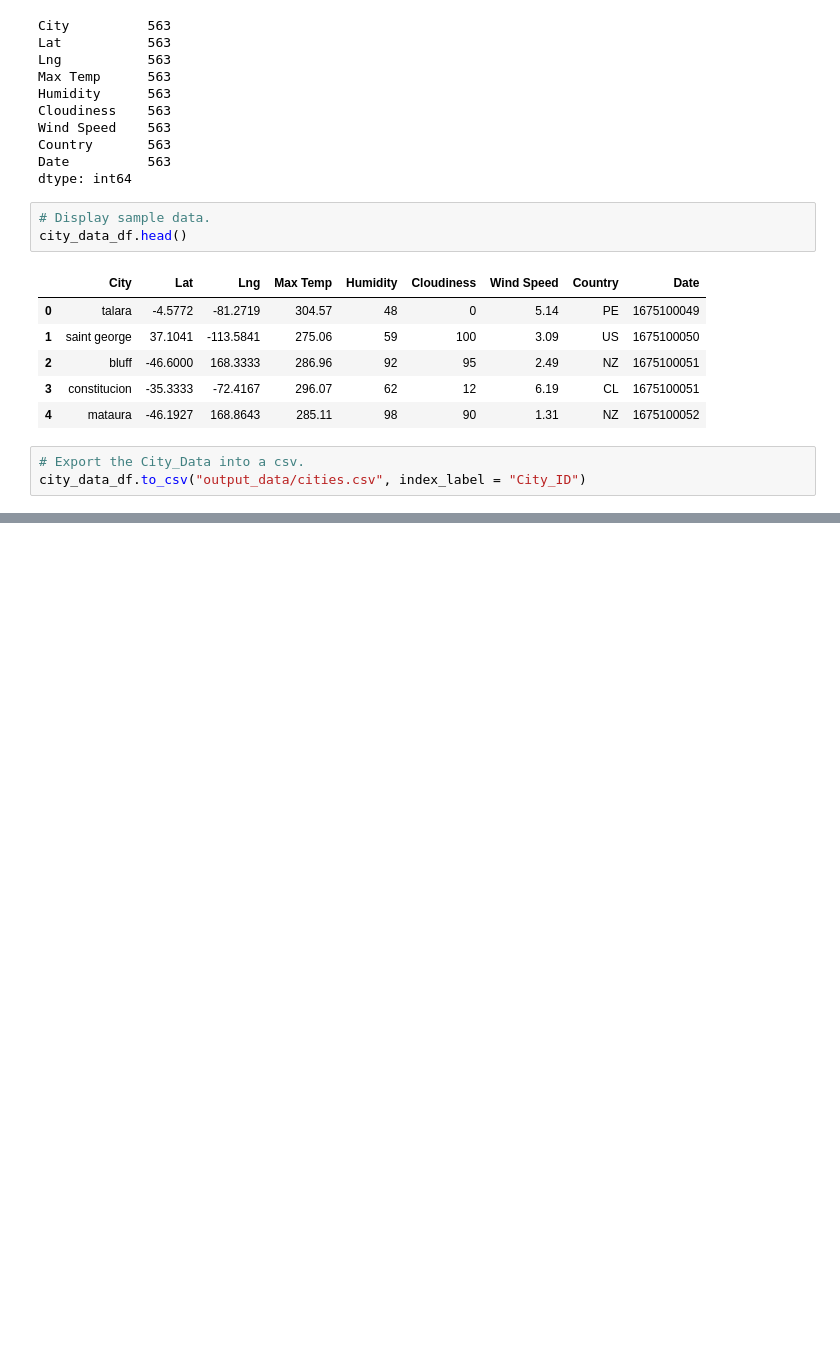
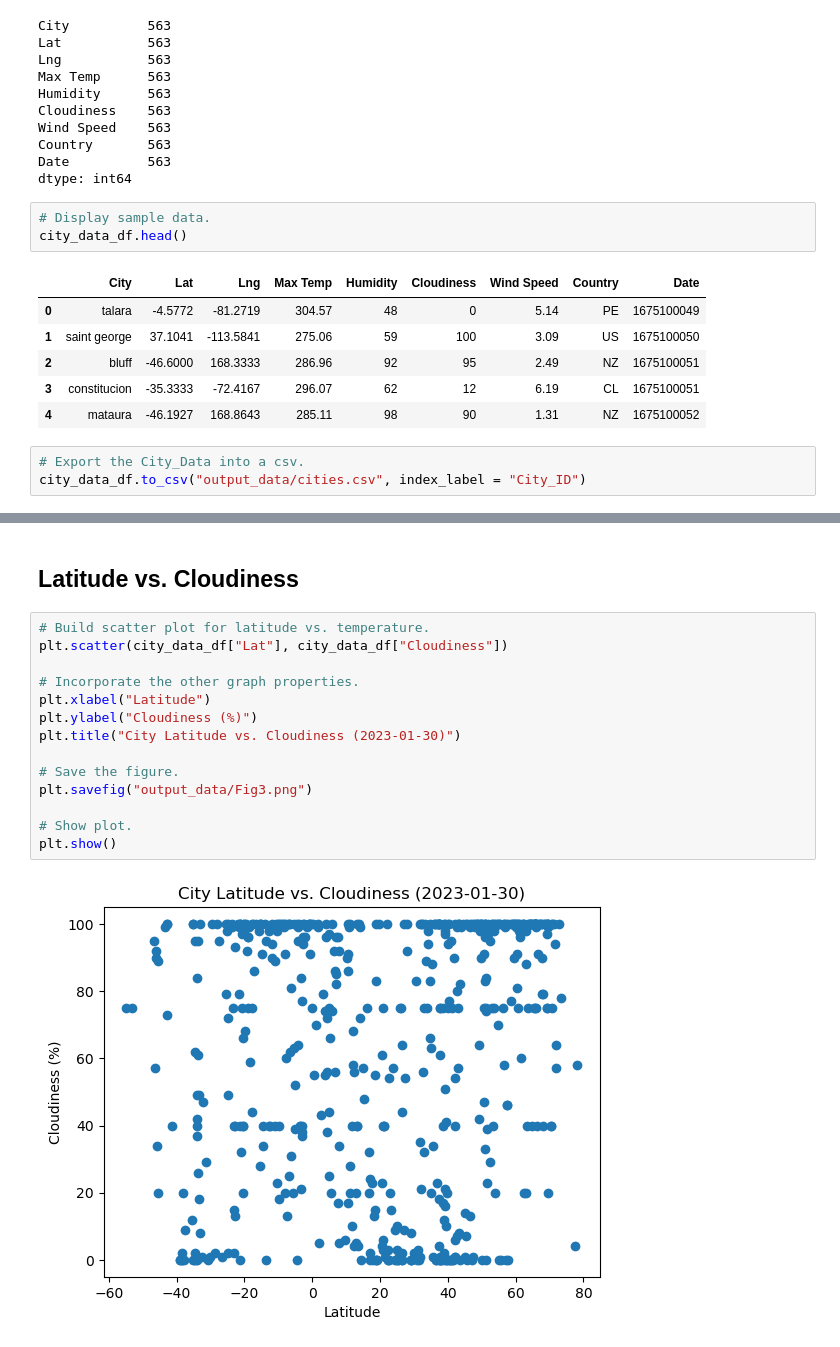
Before and after one commit to mradovic10/python-api-challenge, a Jupyter notebook: WeatherPy/WeatherPy.ipynb, the cells around one changed output, grey strips where cells are left out. Saved outputs shown, nothing was run; the diff lists cells and outputs as text; blank space fills up the shorter version.

```diff
--- a/WeatherPy/WeatherPy.ipynb
+++ b/WeatherPy/WeatherPy.ipynb
@@ -159,0 +210,18 @@ city_data_df.to_csv("output_data/cities.csv", index_label = "City_ID")
+# %% [markdown]
+## Latitude vs. Cloudiness
+# %%
+# Build scatter plot for latitude vs. temperature.
+plt.scatter(city_data_df["Lat"], city_data_df["Cloudiness"])
+
+# Incorporate the other graph properties.
+plt.xlabel("Latitude")
+plt.ylabel("Cloudiness (%)")
+plt.title("City Latitude vs. Cloudiness (2023-01-30)")
+
+# Save the figure.
+plt.savefig("output_data/Fig3.png")
+
+# Show plot.
+plt.show()
+# %% [output]
+[figure, added]
```
Also changed, not shown: parts of 7 cells of this notebook, 4 other files.
